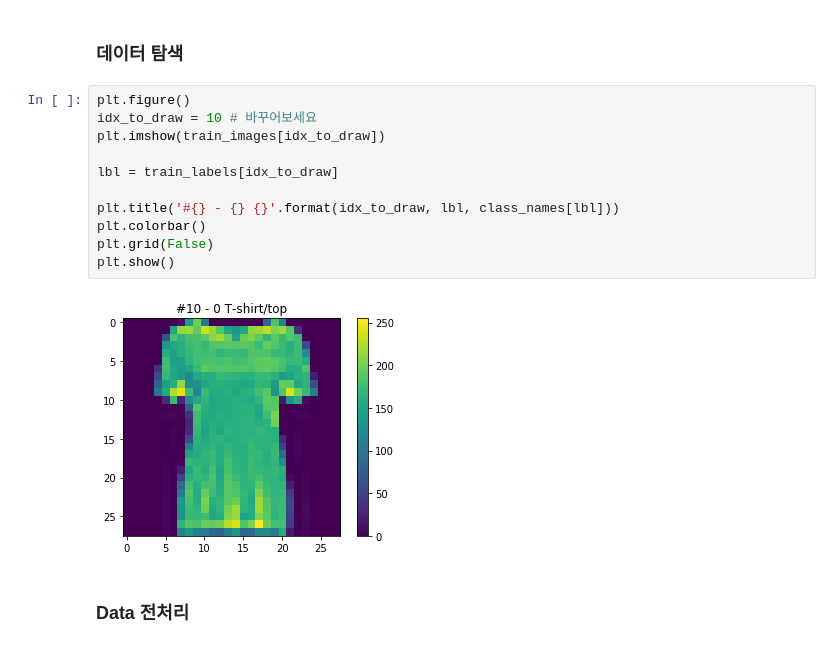
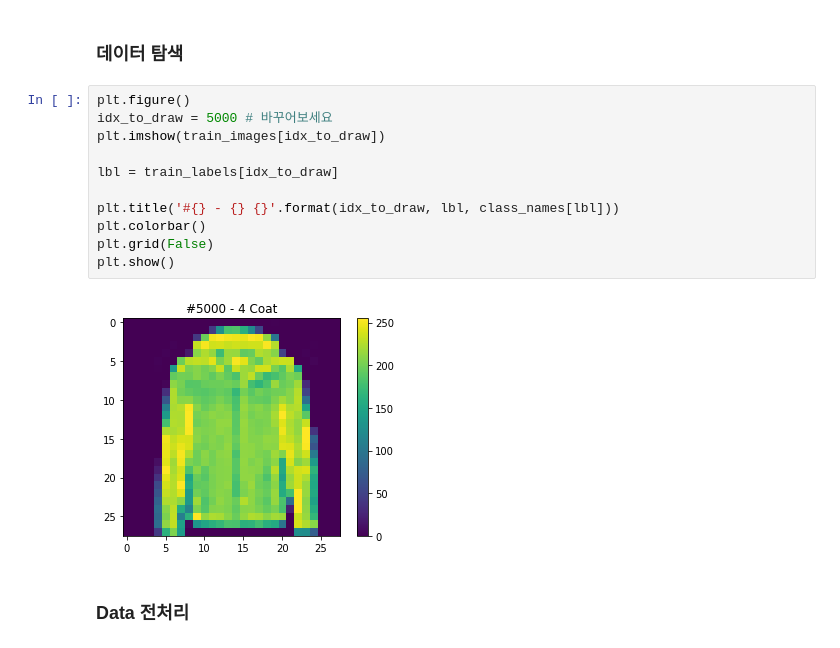
Before and after one commit to dalek7/Undergrad-DeepLearning-20Fall, a Jupyter notebook: 04_Framework/02_1_Fashion_MNIST.ipynb, the cells around one changed output. Saved outputs shown, nothing was run; the diff lists cells and outputs as text.

Commit message:
added a graph

```diff
--- a/04_Framework/02_1_Fashion_MNIST.ipynb
+++ b/04_Framework/02_1_Fashion_MNIST.ipynb
@@ -46,17 +46,17 @@ train_images.shape
 ### 데이터 탐색
 # %%
 plt.figure()
-idx_to_draw = 10 # 바꾸어보세요
+idx_to_draw = 5000 # 바꾸어보세요
 plt.imshow(train_images[idx_to_draw])
 
 lbl = train_labels[idx_to_draw]
 
 plt.title('#{} - {} {}'.format(idx_to_draw, lbl, class_names[lbl]))
 plt.colorbar()
 plt.grid(False)
 plt.show()
 # %% [output]
-[figure, old version]
+[figure, new version]
 # %% [markdown]
 ### Data 전처리
 # %% [markdown]
```
Also changed, not shown: 3 other files.
